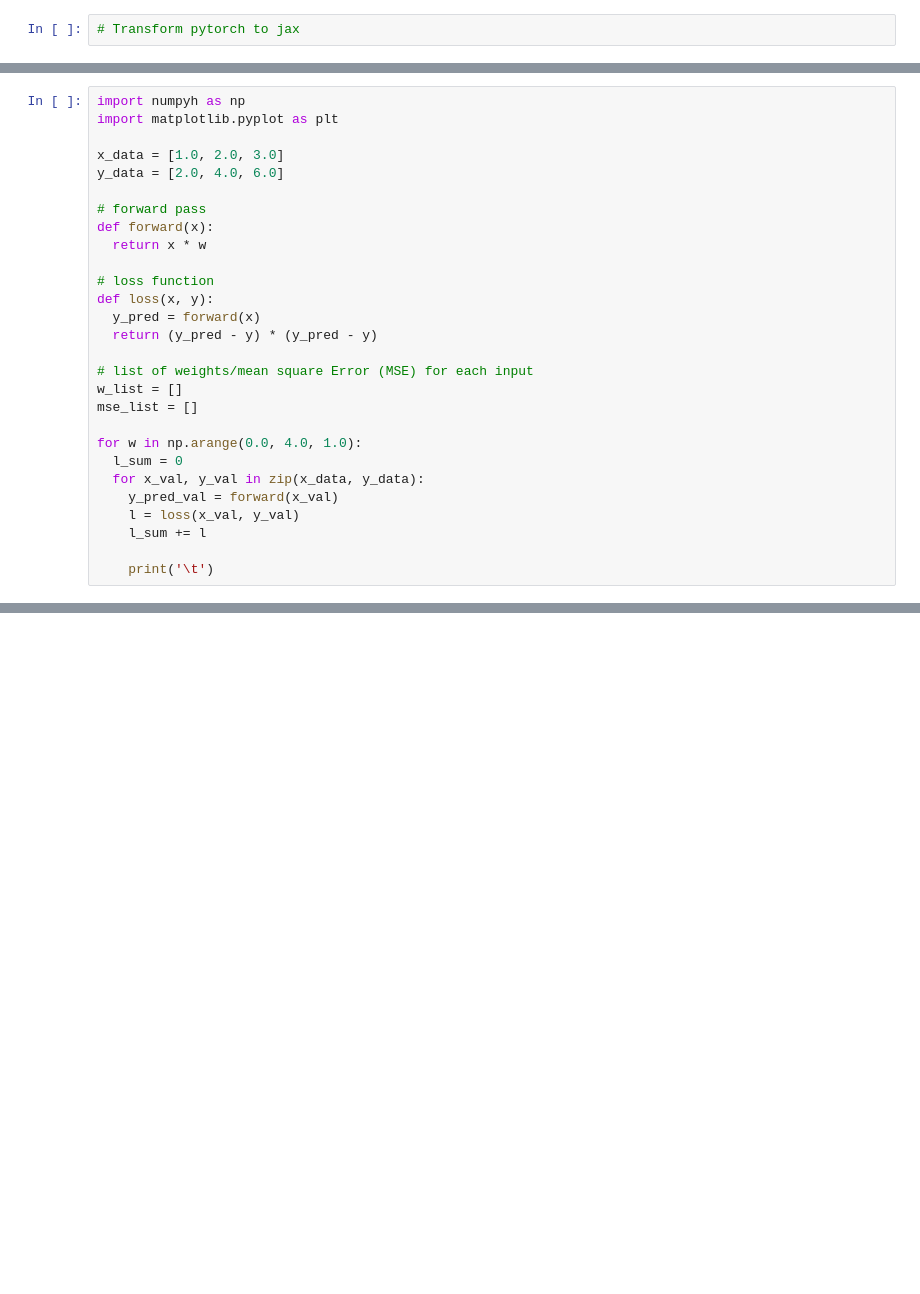
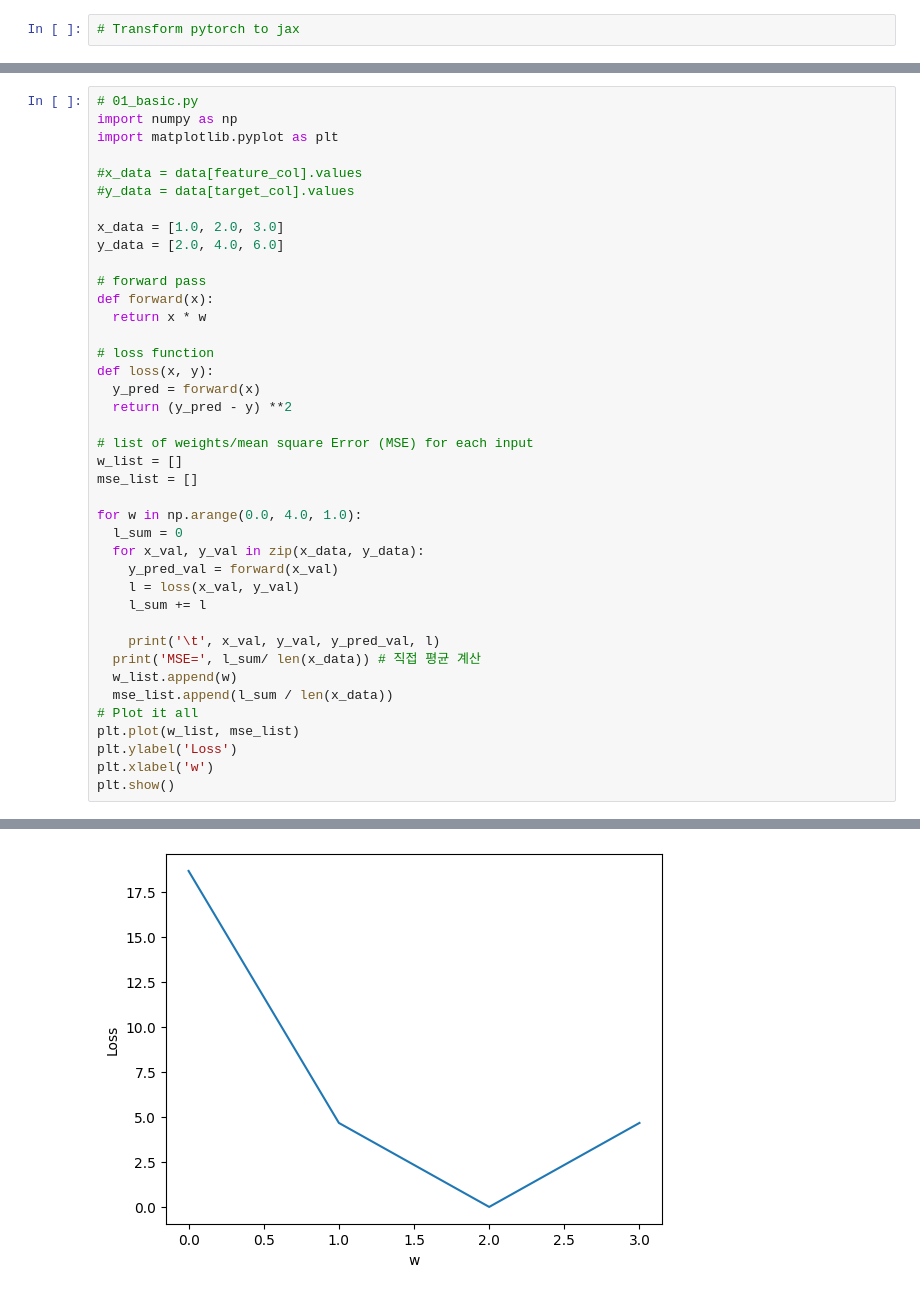
Before and after one commit to jinseriouspark/pytorch_with_jax, a Jupyter notebook: pytorch_to_jax.ipynb, the cells around one changed output, grey strips where cells are left out. Cells and saved outputs as stored; diff of their text form; blank space fills up the shorter version.

```diff
--- a/pytorch_to_jax.ipynb
+++ b/pytorch_to_jax.ipynb
@@ -9,6 +15,10 @@
 # %%
-import numpyh as np
+# 01_basic.py
+import numpy as np
 import matplotlib.pyplot as plt
+
+#x_data = data[feature_col].values
+#y_data = data[target_col].values
 
 x_data = [1.0, 2.0, 3.0]
 y_data = [2.0, 4.0, 6.0]
@@ -20,7 +30,7 @@ def forward(x):
 # loss function
 def loss(x, y):
   y_pred = forward(x)
-  return (y_pred - y) * (y_pred - y)
+  return (y_pred - y) **2
 
 # list of weights/mean square Error (MSE) for each input
 w_list = []
@@ -33,4 +43,13 @@ for w in np.arange(0.0, 4.0, 1.0):
     l = loss(x_val, y_val)
     l_sum += l
 
-    print('\t')
+    print('\t', x_val, y_val, y_pred_val, l)
+  print('MSE=', l_sum/ len(x_data)) # 직접 평균 계산
+  w_list.append(w)
+  mse_list.append(l_sum / len(x_data))
+# Plot it all
+plt.plot(w_list, mse_list)
+plt.ylabel('Loss')
+plt.xlabel('w')
+plt.show()
+# %% [output]
@@ -36,0 +72 @@ for w in np.arange(0.0, 4.0, 1.0):
+[figure, added]
```
Also changed, not shown: parts of 4 cells of this notebook.
